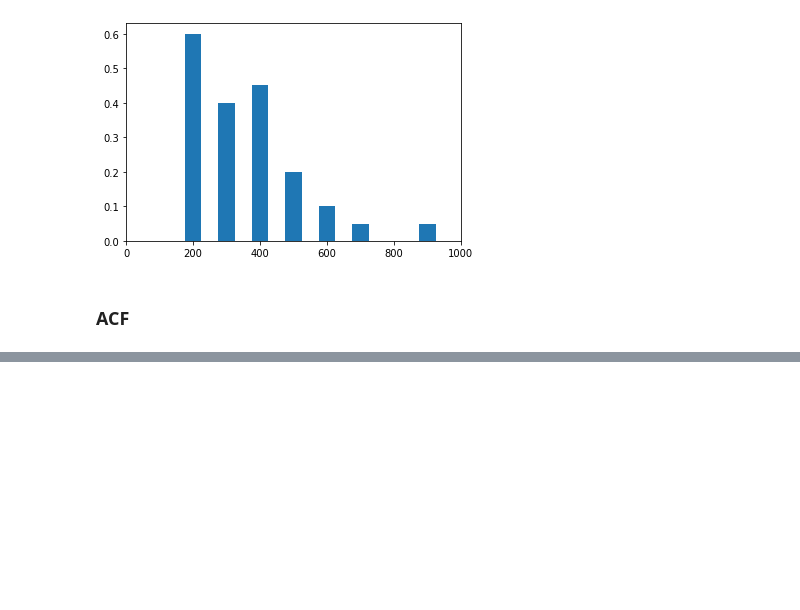
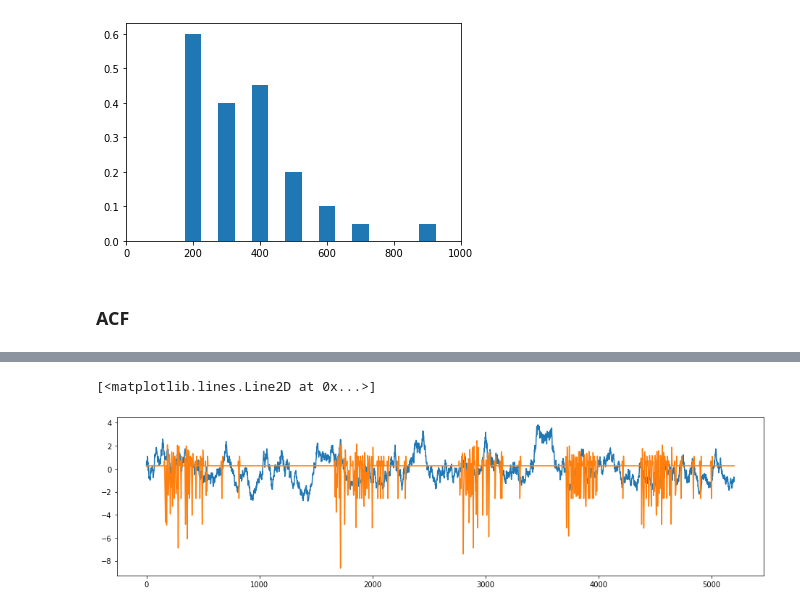
Before and after one commit to voytekresearch/timescale-methods, a Jupyter notebook: notebooks/lowpass_vs_binning.ipynb, the cells around one changed output, grey strips where cells are left out. Drawn from its saved outputs; the diff is of its cells as text; code cells hidden in the pictures; blank space fills up the shorter version.

```diff
--- a/notebooks/lowpass_vs_binning.ipynb
+++ b/notebooks/lowpass_vs_binning.ipynb
@@ -153,0 +163,23 @@ plt.legend();
+# %%
+# Simulate
+np.random.seed(0)
+
+tau_branch = convert_knee_val(30)
+
+# Time
+sig_spike = normalize_sig(spike_ts, mean=0, variance=1)
+
+sig_lfp = sim_branching(n_seconds, fs, tau_branch, 10)
+sig_lfp = normalize_sig(sig_lfp, mean=0, variance=1)
+
+sig_comb = (sig_spike/2) + (sig_lfp/2)
+
+# Plot
+inds = np.arange(800, 6000)
+
+plt.figure(figsize=(16, 4))
+plt.plot(sig_lfp[inds], label='LFP')
+plt.plot(sig_spike[inds], label='Spikes')
+# %% [output]
+[<matplotlib.lines.Line2D at 0x...>]
+[figure, added]
```
Also changed, not shown: parts of 7 cells of this notebook.
